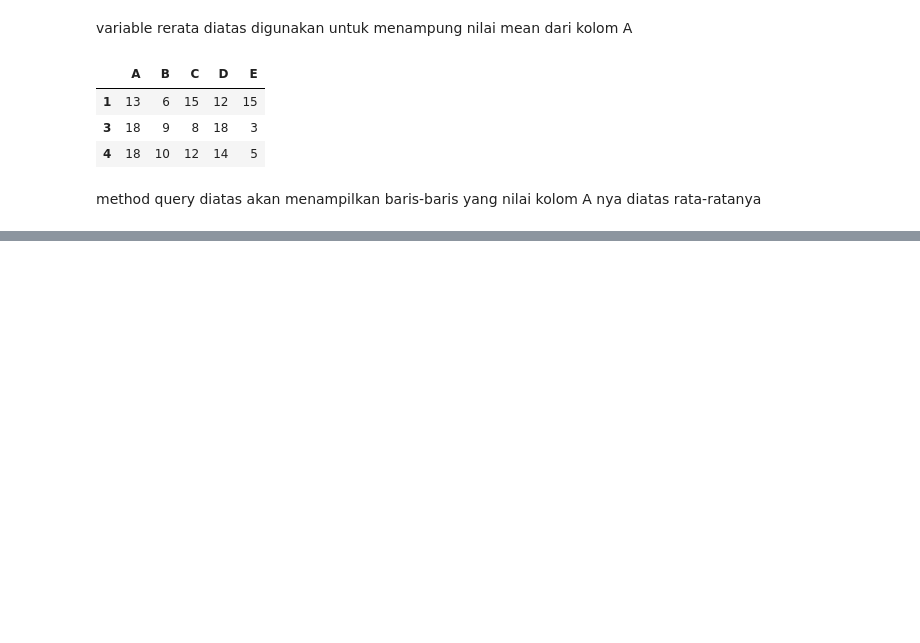
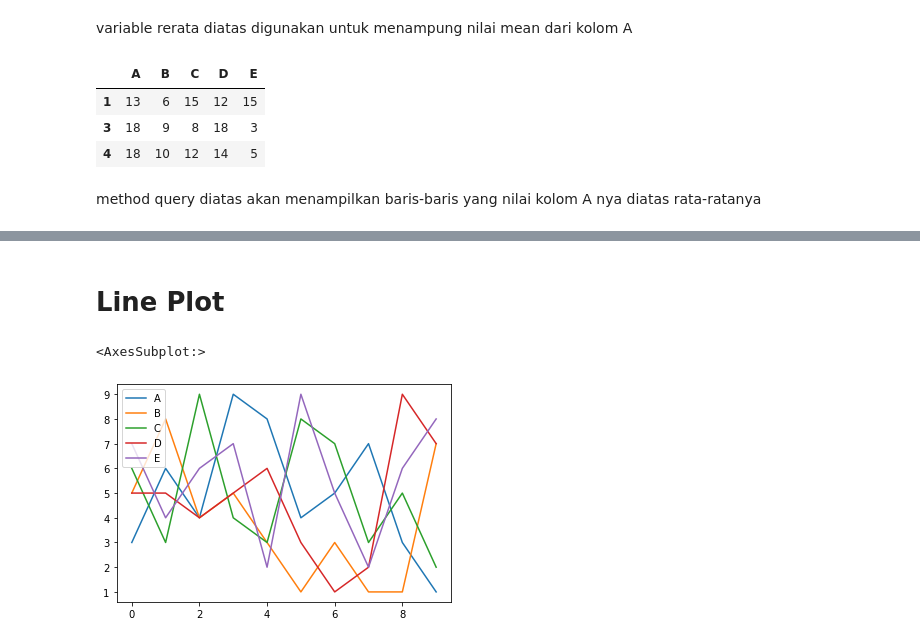
Before and after one commit to MarkvinsonAvatara/Pandas_learn, a Jupyter notebook: PythonPandasLearnWeek8.ipynb, the cells around one changed output, grey strips where cells are left out. Drawn from its saved outputs; the diff is of its cells as text; code cells hidden in the pictures; blank space fills up the shorter version.

```diff
--- a/PythonPandasLearnWeek8.ipynb
+++ b/PythonPandasLearnWeek8.ipynb
@@ -112,0 +178,9 @@ method query diatas akan menampilkan baris-baris yang nilai kolom A nya diatas r
+# %%
+#Data Frame Prep
+n_rows = 10
+n_cols = 5
+cols = tuple('ABCDE')
+
+pf = pd.DataFrame(np.random.randint(1, 10, size=(n_rows, n_cols)),
+                  columns=cols)
+pf.head()
@@ -112,0 +198,8 @@ method query diatas akan menampilkan baris-baris yang nilai kolom A nya diatas r
+# %% [markdown]
+# Line Plot
+# %%
+#Contoh 1
+pf.plot(kind='line')
+# %% [output]
+<AxesSubplot:>
+[figure, added]
```
Also changed, not shown: parts of 39 cells of this notebook.
